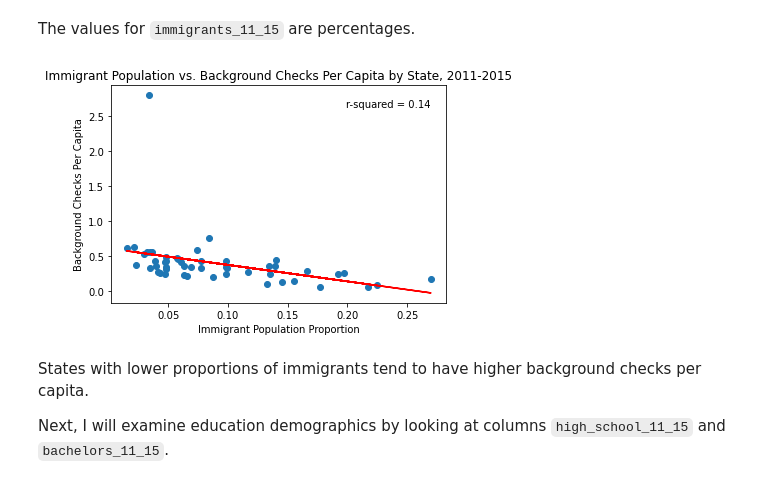
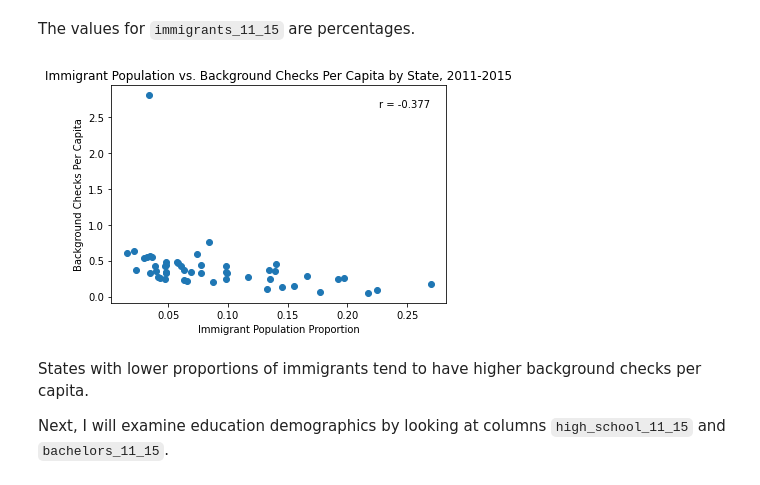
Before and after one commit to evanchen13/gun-census, a Jupyter notebook: gun-census.ipynb, the cells around one changed output. Cells and saved outputs as stored; diff of their text form; code cells hidden in the pictures.

Commit message:
refactor: Change scatter plots
Change r-squared to Pearson correlation coefficient, as the goal of the scatter plots is to show the relationship between the two variables rather than fit a model.

```diff
--- a/gun-census.ipynb
+++ b/gun-census.ipynb
@@ -917,13 +917,11 @@ Now I can create a scatter plot showing the white population vs. background chec
 Since I will be creating several of these data visualizations, I will define a function that performs the above steps.
 # %%
 def scatter_with_line(x, y, xpos, ypos):
-    '''Prints scatter plot with line of best fit and r-squared value at the location of xpos and ypos.'''
-    m, b, r, _, _ = scipy.stats.linregress(x, y)
-    r2 = round(r**2, 2)
+    '''Prints scatter plot with correlation coefficient at the location of xpos and ypos.'''
+    r, _ = pearsonr(x, y)
     fig, ax = plt.subplots()
-    ax.text(xpos, ypos, 'r-squared = {}'.format(r2), transform=ax.transAxes)
+    ax.text(xpos, ypos, 'r = {:0.3f}'.format(r), transform=ax.transAxes)
     plt.scatter(x, y)
-    plt.plot(x, m*x+b, color='r')
 # %%
 scatter_with_line(white, state_per_capita_16, 0.05, 0.90)
 plot_labels('White Population vs. Background Checks Per Capita by State, 2016', 'White Population Proportion', 'Background Checks Per Capita')
@@ -1020,10 +1018,10 @@ Name: immigrants_11_15, dtype: float64
 # %% [markdown]
 The values for `immigrants_11_15` are percentages.
 # %%
-scatter_with_line(immigrants, state_per_capita_11_15, 0.70, 0.90)
+scatter_with_line(immigrants, state_per_capita_11_15, 0.80, 0.90)
 plot_labels('Immigrant Population vs. Background Checks Per Capita by State, 2011-2015', 'Immigrant Population Proportion', 'Background Checks Per Capita');
 # %% [output]
-[figure, old version]
+[figure, new version]
 # %% [markdown]
 States with lower proportions of immigrants tend to have higher background checks per capita.
 
```
Also changed, not shown: parts of 8 cells of this notebook.
